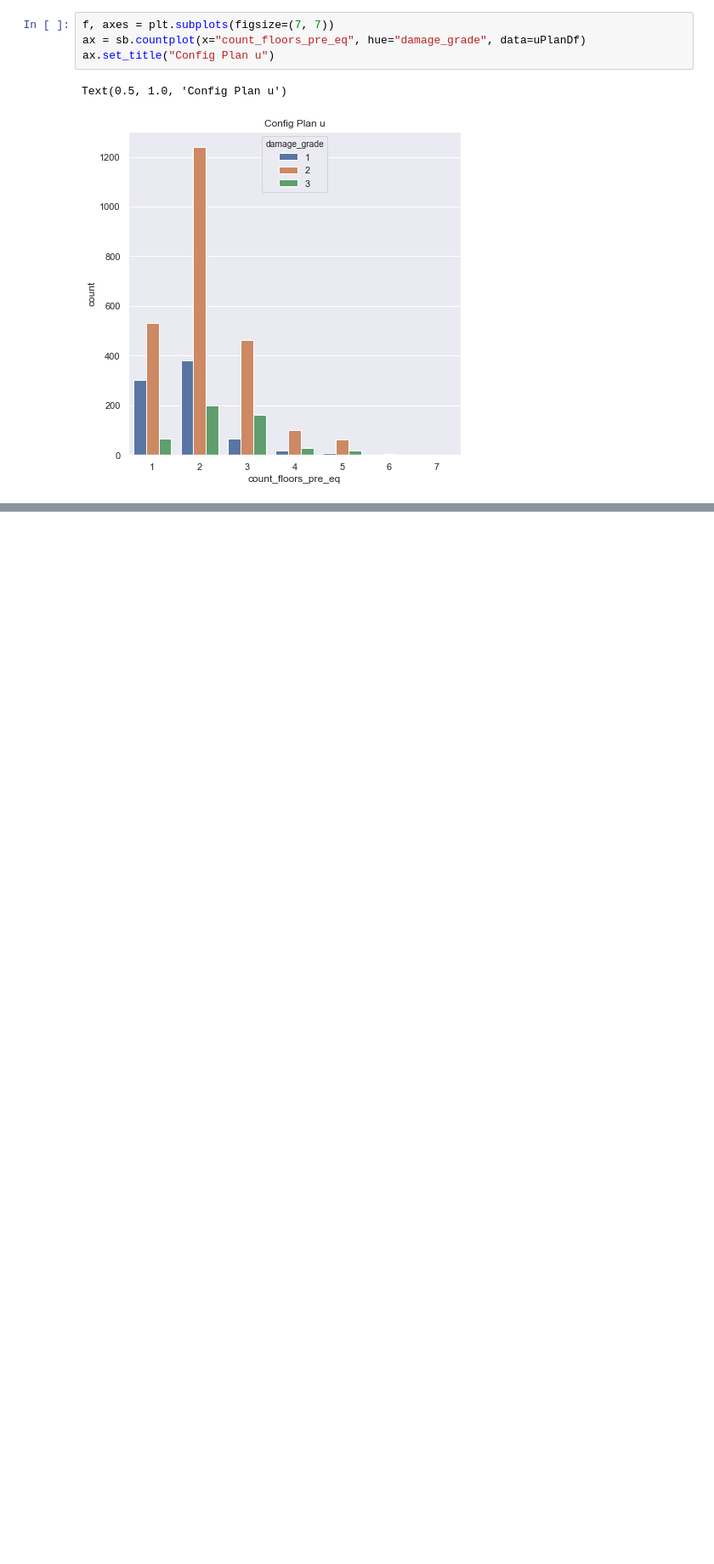
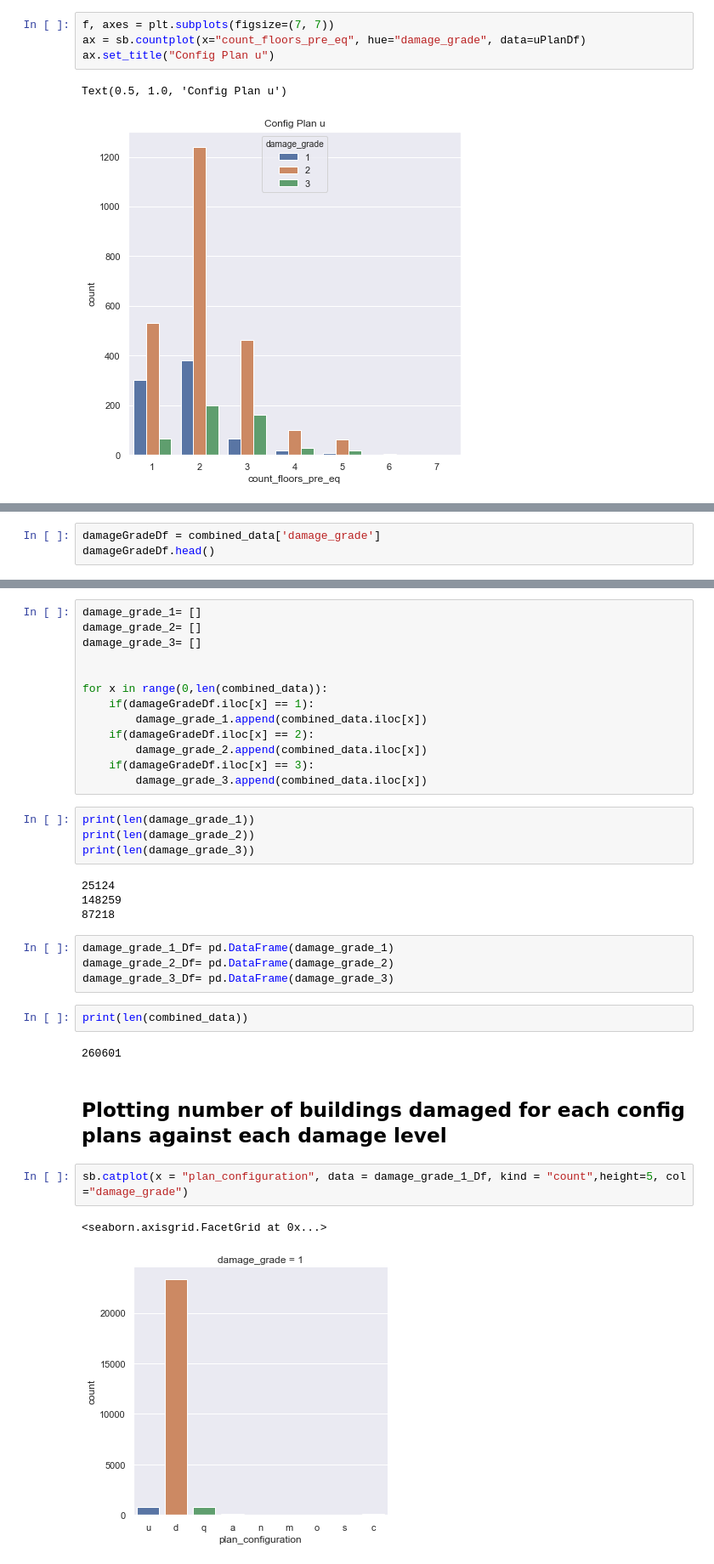
Before and after one commit to jshah39/DataSci, a Jupyter notebook: src/earthquake_shah.ipynb, the cells around one changed output, grey strips where cells are left out. Shown at 85% size. Saved outputs shown, nothing was run; the diff lists cells and outputs as text; blank space fills up the shorter version.

Commit message:
No. of Damage against each damage levl for the plan configs

```diff
--- a/src/earthquake_shah.ipynb
+++ b/src/earthquake_shah.ipynb
@@ -326,0 +320,3 @@ ax = sb.countplot(x="land_surface_condition", hue="damage_grade", data=dPlanDf)
+# %%
+damageGradeDf = combined_data['damage_grade']
+damageGradeDf.head()
@@ -326,0 +330,36 @@ ax = sb.countplot(x="land_surface_condition", hue="damage_grade", data=dPlanDf)
+# %%
+damage_grade_1= []
+damage_grade_2= []
+damage_grade_3= []
+
+
+for x in range(0,len(combined_data)):
+    if(damageGradeDf.iloc[x] == 1):
+        damage_grade_1.append(combined_data.iloc[x])
+    if(damageGradeDf.iloc[x] == 2):
+        damage_grade_2.append(combined_data.iloc[x])
+    if(damageGradeDf.iloc[x] == 3):
+        damage_grade_3.append(combined_data.iloc[x])
+# %%
+print(len(damage_grade_1))
+print(len(damage_grade_2))
+print(len(damage_grade_3))
+# %% [output]
+25124
+148259
+87218
+# %%
+damage_grade_1_Df= pd.DataFrame(damage_grade_1)
+damage_grade_2_Df= pd.DataFrame(damage_grade_2)
+damage_grade_3_Df= pd.DataFrame(damage_grade_3)
+# %%
+print(len(combined_data))
+# %% [output]
+260601
+# %% [markdown]
+## Plotting number of buildings damaged for each config plans against each damage level
+# %%
+sb.catplot(x = "plan_configuration", data = damage_grade_1_Df, kind = "count",height=5, col ="damage_grade")
+# %% [output]
+<seaborn.axisgrid.FacetGrid at 0x...>
+[figure, added]
```
Also changed, not shown: parts of 15 cells of this notebook.
